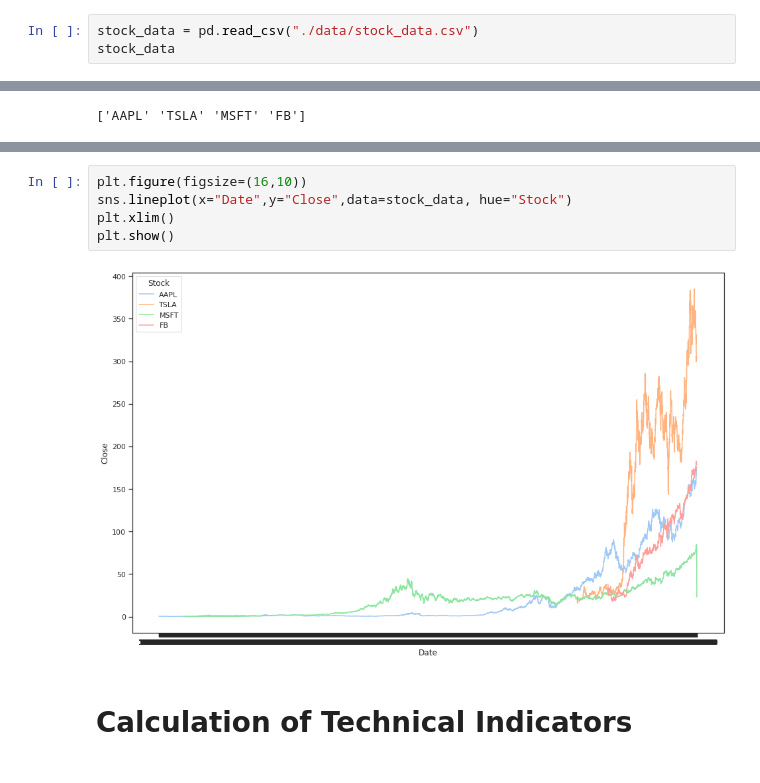
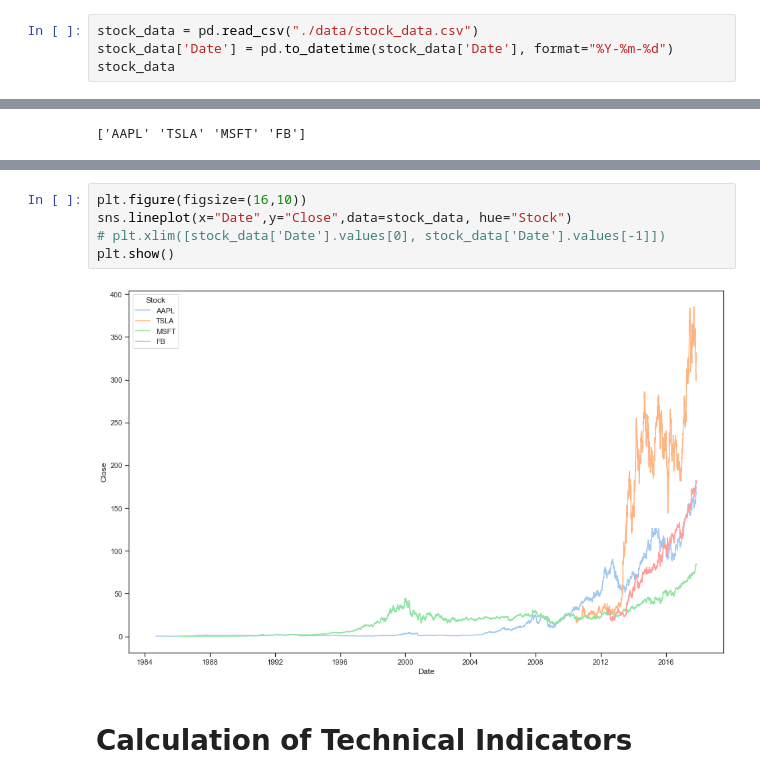
Before and after one commit to DaiVo20/Stock-Price-Prediction, a Jupyter notebook: DS102_02.ipynb, the cells around one changed output, grey strips where cells are left out. Saved outputs shown, nothing was run; the diff lists cells and outputs as text.

Commit message:
visualize data

```diff
--- a/DS102_02.ipynb
+++ b/DS102_02.ipynb
@@ -10,6 +10,7 @@ sns.set_theme(style="ticks", palette="pastel")
 # Loading of dataset
 # %%
 stock_data = pd.read_csv("./data/stock_data.csv")
+stock_data['Date'] = pd.to_datetime(stock_data['Date'], format="%Y-%m-%d")
 stock_data
 # %% [output]
 |  | Date | Open | High | Low | Close | Volume | OpenInt | Stock |
@@ -86,9 +87,9 @@ for i in companies:
 # %%
 plt.figure(figsize=(16,10))
 sns.lineplot(x="Date",y="Close",data=stock_data, hue="Stock")
-plt.xlim()
+# plt.xlim([stock_data['Date'].values[0], stock_data['Date'].values[-1]])
 plt.show()
 # %% [output]
-[figure, old version]
+[figure, new version]
 # %% [markdown]
 # Calculation of Technical Indicators
```
Also changed, not shown: parts of 1 cell of this notebook.
